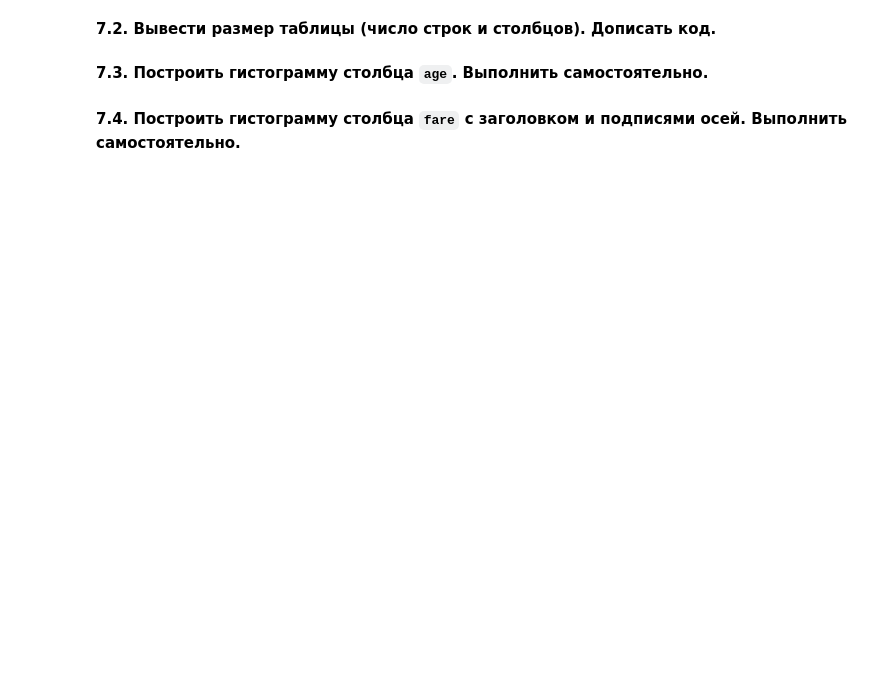
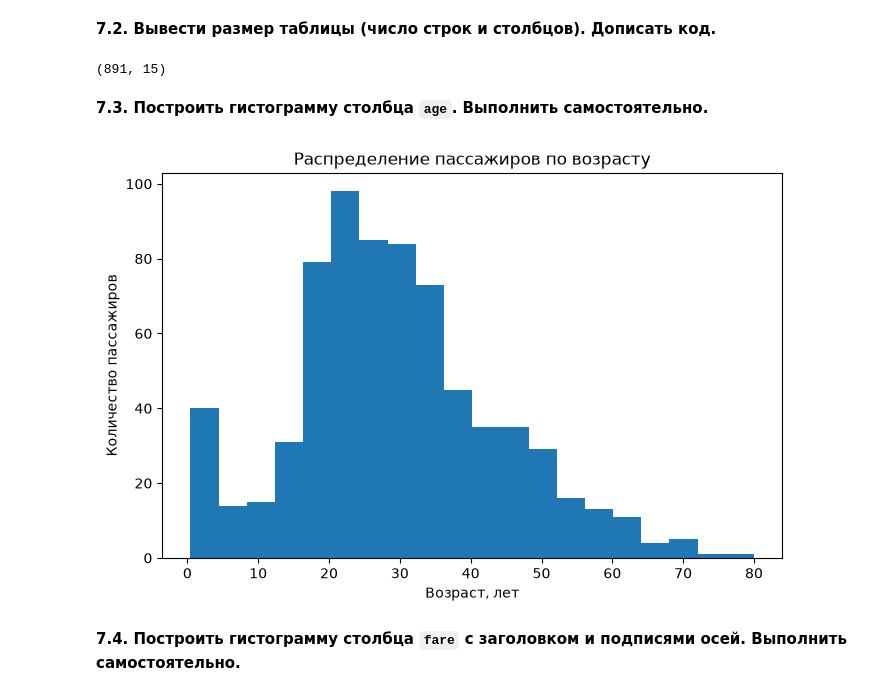
Before and after one commit to marysip/vvii-course, a Jupyter notebook: lab1/notebooks/lab1.ipynb, the cells around one changed output. Saved outputs shown, nothing was run; the diff lists cells and outputs as text; code cells hidden in the pictures; blank space fills up the shorter version.

```diff
--- a/lab1/notebooks/lab1.ipynb
+++ b/lab1/notebooks/lab1.ipynb
@@ -621,11 +792,22 @@ df.head()
 **7.2. Вывести размер таблицы (число строк и столбцов). Дописать код.**
 # %%
 # Допишите: вывести размер таблицы (число строк и столбцов)
-print()
+print(df.shape)
+# %% [output]
+(891, 15)
 # %% [markdown]
 **7.3. Построить гистограмму столбца `age`. Выполнить самостоятельно.**
 # %%
 # Самостоятельно: построить гистограмму столбца age с заголовком и подписями осей
+plt.figure(figsize=(8, 5))
+df["age"].dropna().plot(kind="hist", bins=20)
+
+plt.title("Распределение пассажиров по возрасту")
+plt.xlabel("Возраст, лет")
+plt.ylabel("Количество пассажиров")
+plt.show()
+# %% [output]
+[figure, added]
 # %% [markdown]
 **7.4. Построить гистограмму столбца `fare` с заголовком и подписями осей. Выполнить самостоятельно.**
 # %%
```
Also changed, not shown: parts of 33 cells of this notebook, 1 other file.
